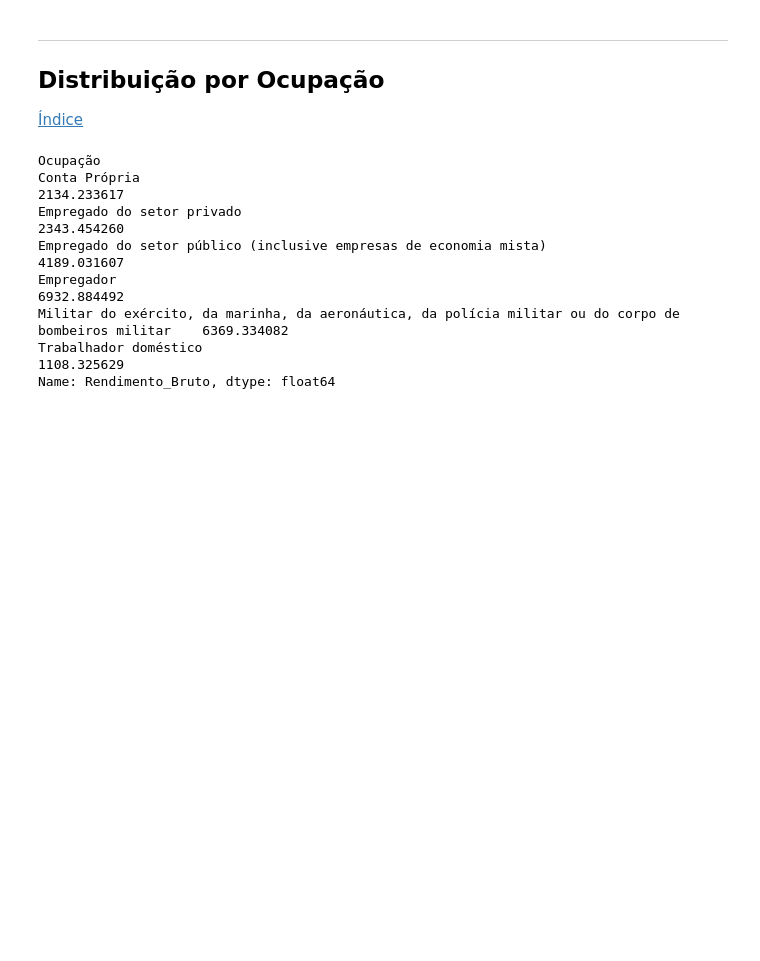
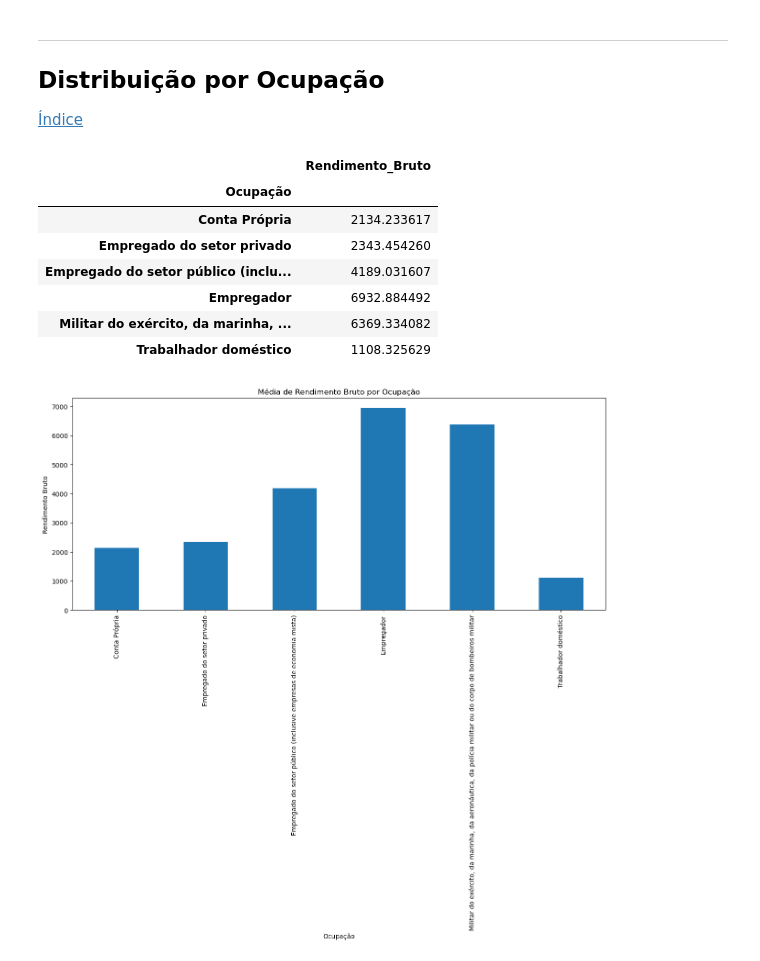
Before and after one commit to jlbrasileiro/Projeto-3---Ci-ncia-dos-Dados---2024.2, a Jupyter notebook: analise_exploratoria.ipynb, the cells around one changed output. Saved outputs shown, nothing was run; the diff lists cells and outputs as text; code cells hidden in the pictures; blank space fills up the shorter version.

```diff
--- a/analise_exploratoria.ipynb
+++ b/analise_exploratoria.ipynb
@@ -263,13 +290,20 @@ ___
 [Índice](#indice)
 # %%
 rendimento_ocupacao_media = dados.groupby('Ocupação')['Rendimento_Bruto'].mean()
-rendimento_ocupacao_media
+rendimento_ocupacao_media.to_frame()
 # %% [output]
-Ocupação
-Conta Própria                                                                                           2134.233617
-Empregado do setor privado                                                                              2343.454260
-Empregado do setor público (inclusive empresas de economia mista)                                       4189.031607
-Empregador                                                                                              6932.884492
-Militar do exército, da marinha, da aeronáutica, da polícia militar ou do corpo de bombeiros militar    6369.334082
-Trabalhador doméstico                                                                                   1108.325629
-Name: Rendimento_Bruto, dtype: float64
+|  | Rendimento_Bruto |
+| Ocupação |  |
+| Conta Própria | 2134.233617 |
+| Empregado do setor privado | 2343.454260 |
+| Empregado do setor público (inclu... | 4189.031607 |
+| Empregador | 6932.884492 |
+| Militar do exército, da marinha, ... | 6369.334082 |
+| Trabalhador doméstico | 1108.325629 |
+# %%
+rendimento_ocupacao_media.plot(kind = 'bar', figsize = (15,6))
+plt.title('Média de Rendimento Bruto por Ocupação')
+plt.ylabel('Rendimento Bruto')
+plt.show()
+# %% [output]
+[figure, added]
```
Also changed, not shown: parts of 10 cells of this notebook.
